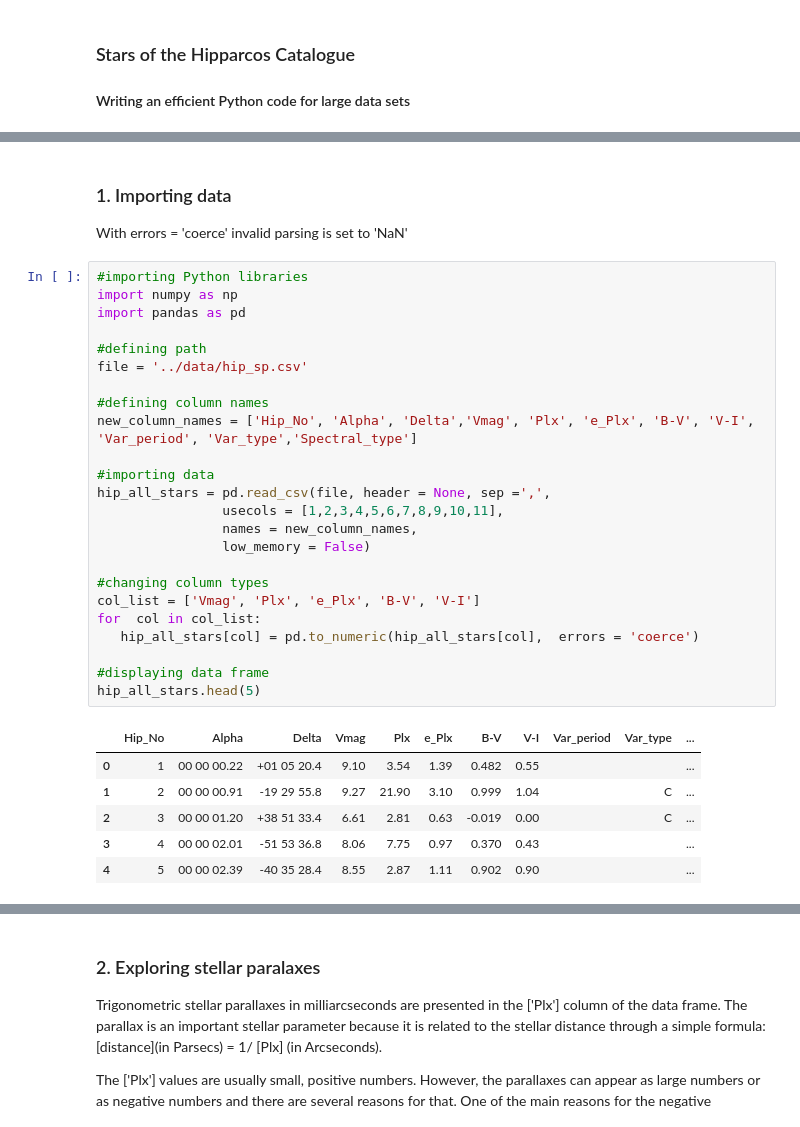
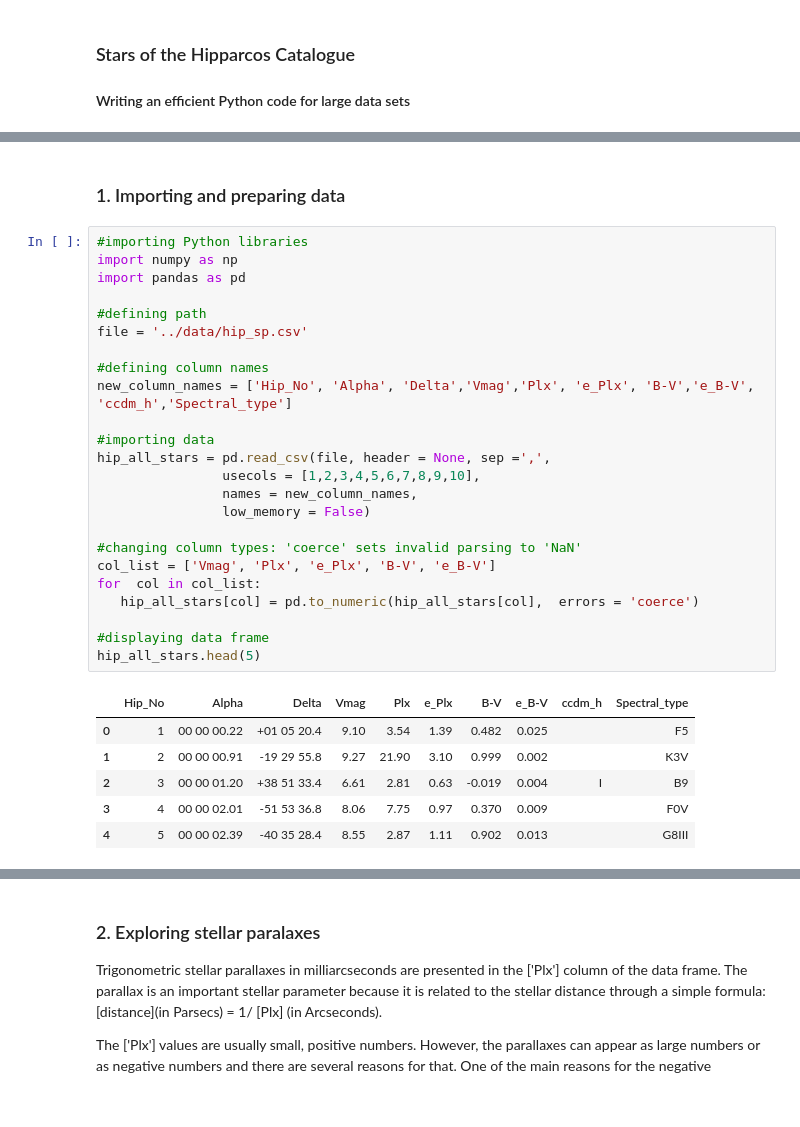
Before and after one commit to lilianasku/Hipparcos-with-Python, a Jupyter notebook: notebooks/Stars-Of-Hipparcos-Catalogue.ipynb, the cells around one changed output, grey strips where cells are left out. Saved outputs shown, nothing was run; the diff lists cells and outputs as text.

```diff
--- a/notebooks/Stars-Of-Hipparcos-Catalogue.ipynb
+++ b/notebooks/Stars-Of-Hipparcos-Catalogue.ipynb
@@ -23,39 +23,37 @@ The hip_sp.csv is a short version of the main Hipparcos catalog. The hip_sp.csv
 </ul>
 # %% [markdown]
-### 1. Importing data
-
-With errors = 'coerce'  invalid parsing is set to 'NaN'
+### 1. Importing and preparing data
 # %%
 #importing Python libraries
 import numpy as np
 import pandas as pd
 
 #defining path
 file = '../data/hip_sp.csv'
 
 #defining column names
-new_column_names = ['Hip_No', 'Alpha', 'Delta','Vmag', 'Plx', 'e_Plx', 'B-V', 'V-I', 'Var_period', 'Var_type','Spectral_type']
+new_column_names = ['Hip_No', 'Alpha', 'Delta','Vmag','Plx', 'e_Plx', 'B-V','e_B-V', 'ccdm_h','Spectral_type']
 
 #importing data
 hip_all_stars = pd.read_csv(file, header = None, sep =',',
-                usecols = [1,2,3,4,5,6,7,8,9,10,11],
+                usecols = [1,2,3,4,5,6,7,8,9,10],
                 names = new_column_names,
                 low_memory = False)
 
-#changing column types
-col_list = ['Vmag', 'Plx', 'e_Plx', 'B-V', 'V-I']
+#changing column types: 'coerce' sets invalid parsing to 'NaN'
+col_list = ['Vmag', 'Plx', 'e_Plx', 'B-V', 'e_B-V']
 for  col in col_list:
    hip_all_stars[col] = pd.to_numeric(hip_all_stars[col],  errors = 'coerce')
 
 #displaying data frame
 hip_all_stars.head(5)
 # %% [output]
-|  | Hip_No | Alpha | Delta | Vmag | Plx | e_Plx | B-V | V-I | Var_period | Var_type | ... |
-| 0 | 1 | 00 00 00.22 | +01 05 20.4 | 9.10 | 3.54 | 1.39 | 0.482 | 0.55 |  |  | ... |
-| 1 | 2 | 00 00 00.91 | -19 29 55.8 | 9.27 | 21.90 | 3.10 | 0.999 | 1.04 |  | C | ... |
-| 2 | 3 | 00 00 01.20 | +38 51 33.4 | 6.61 | 2.81 | 0.63 | -0.019 | 0.00 |  | C | ... |
-| 3 | 4 | 00 00 02.01 | -51 53 36.8 | 8.06 | 7.75 | 0.97 | 0.370 | 0.43 |  |  | ... |
-| 4 | 5 | 00 00 02.39 | -40 35 28.4 | 8.55 | 2.87 | 1.11 | 0.902 | 0.90 |  |  | ... |
+|  | Hip_No | Alpha | Delta | Vmag | Plx | e_Plx | B-V | e_B-V | ccdm_h | Spectral_type |
+| 0 | 1 | 00 00 00.22 | +01 05 20.4 | 9.10 | 3.54 | 1.39 | 0.482 | 0.025 |  | F5 |
+| 1 | 2 | 00 00 00.91 | -19 29 55.8 | 9.27 | 21.90 | 3.10 | 0.999 | 0.002 |  | K3V |
+| 2 | 3 | 00 00 01.20 | +38 51 33.4 | 6.61 | 2.81 | 0.63 | -0.019 | 0.004 | I | B9 |
+| 3 | 4 | 00 00 02.01 | -51 53 36.8 | 8.06 | 7.75 | 0.97 | 0.370 | 0.009 |  | F0V |
+| 4 | 5 | 00 00 02.39 | -40 35 28.4 | 8.55 | 2.87 | 1.11 | 0.902 | 0.013 |  | G8III |
 # %%
 #displaying a summary of a data frame
 hip_all_stars.info(verbose = True)
```
Also changed, not shown: parts of 16 cells of this notebook.
